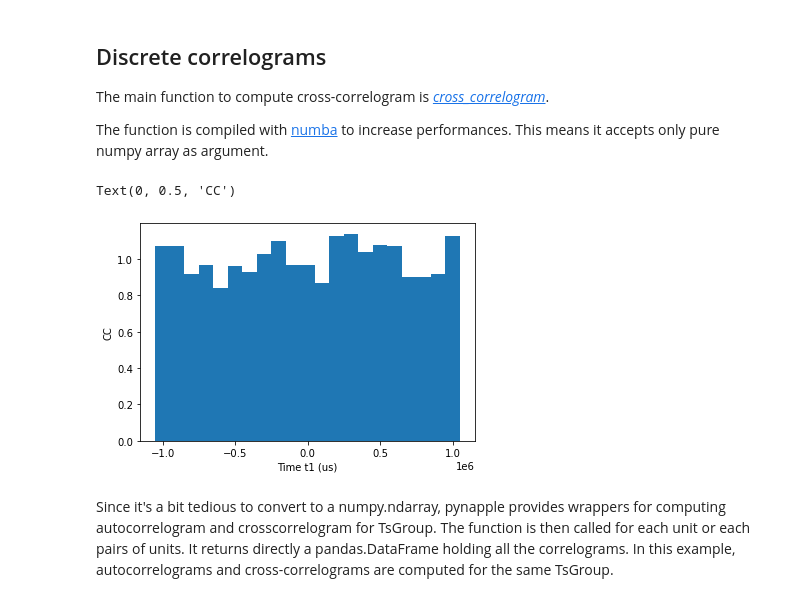
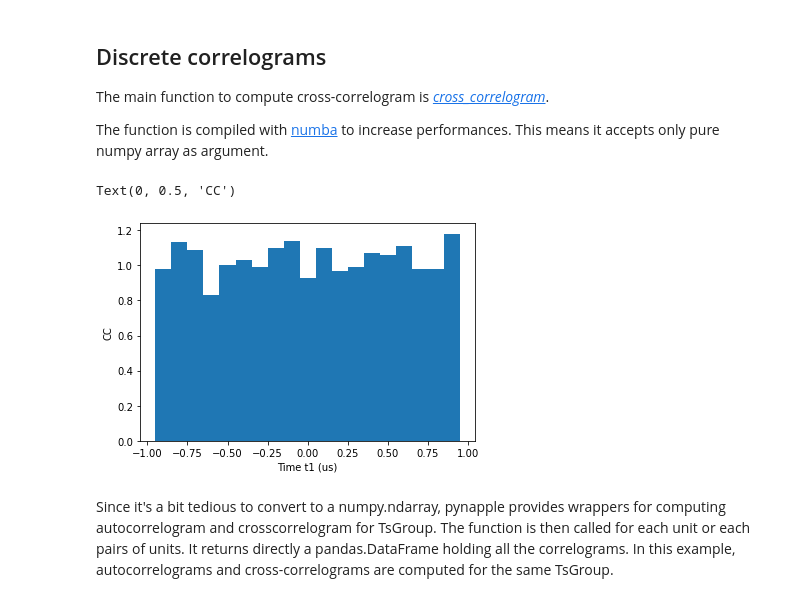
Before and after one commit to pynapple-org/pynapple, a Jupyter notebook: docs/notebooks/pynapple-process-notebook.ipynb, the cells around one changed output. Drawn from its saved outputs; the diff is of its cells as text; code cells hidden in the pictures.

```diff
--- a/docs/notebooks/pynapple-process-notebook.ipynb
+++ b/docs/notebooks/pynapple-process-notebook.ipynb
@@ -23,24 +23,24 @@ The function is compiled with [numba](https://numba.pydata.org/) to increase per
 # %%
 ts1 = nap.Ts(t = np.sort(np.random.uniform(0, 1000, 1000)), time_units = 's')
 ts2 = nap.Ts(t = np.sort(np.random.uniform(0, 1000, 1000)), time_units = 's')
 
-ts1_time_array = ts1.as_units('us').index.values
-ts2_time_array = ts2.as_units('us').index.values
+ts1_time_array = ts1.as_units('s').index.values
+ts2_time_array = ts2.as_units('s').index.values
 
-binsize = 100000 # us
+binsize = 0.1 # second
 cc12, xt = nap.cross_correlogram(t1 = ts1_time_array,
                                  t2 = ts2_time_array,
                                  binsize=binsize,
-                                 windowsize=1000000 # us
+                                 windowsize=1 # second
                                 )
 
 plt.figure()
 plt.bar(xt, cc12, binsize)
 plt.xlabel("Time t1 (us)")
 plt.ylabel("CC")
 # %% [output]
 Text(0, 0.5, 'CC')
-[figure, old version]
+[figure, new version]
 # %% [markdown]
 Since it's a bit tedious to convert to a numpy.ndarray, pynapple provides wrappers for computing autocorrelogram and crosscorrelogram for TsGroup. The function is then called for each unit or each pairs of units. It returns directly a pandas.DataFrame holding all the correlograms. In this example, autocorrelograms and cross-correlograms are computed for the same TsGroup.
 # %%
```
Also changed, not shown: parts of 7 cells of this notebook, 2 other files.
